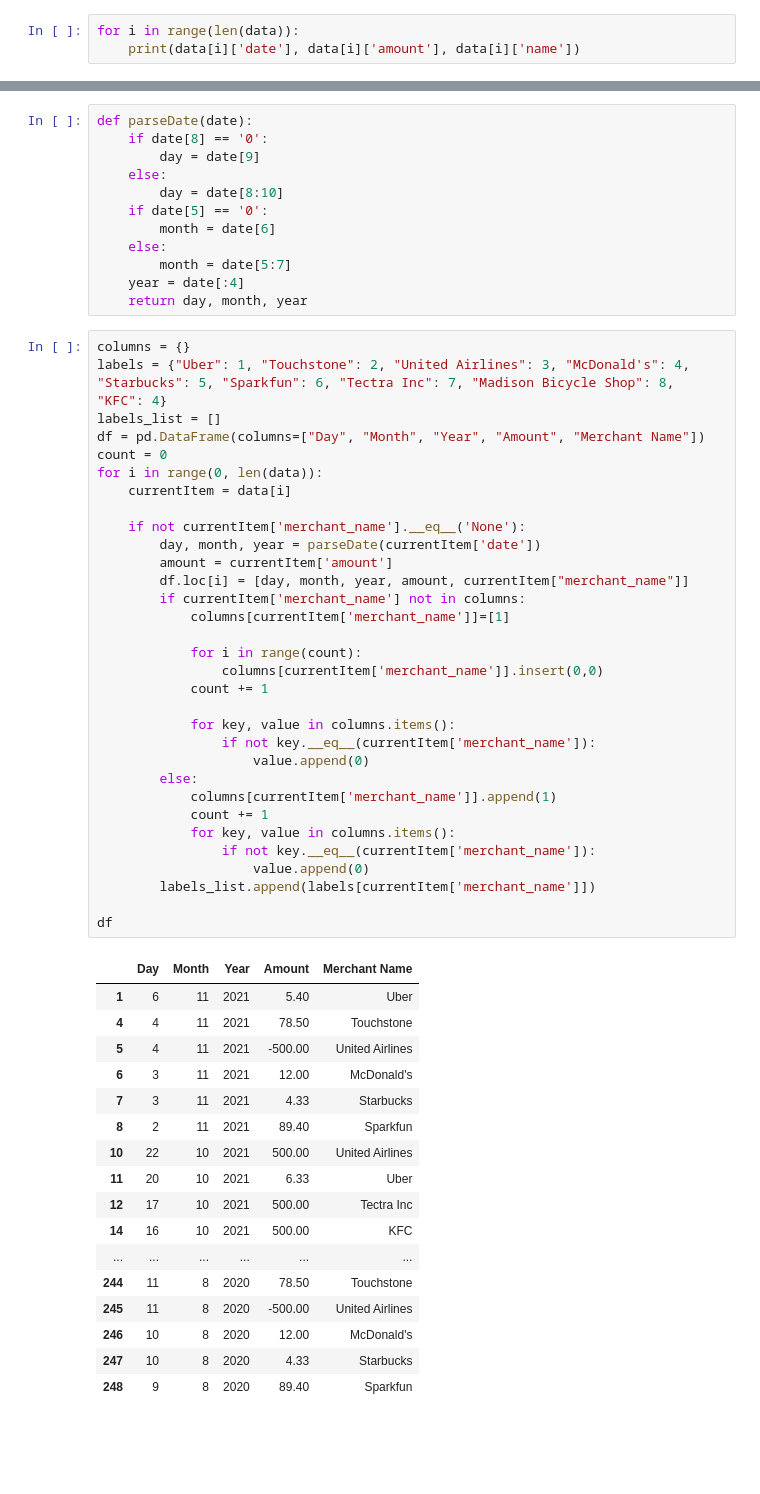
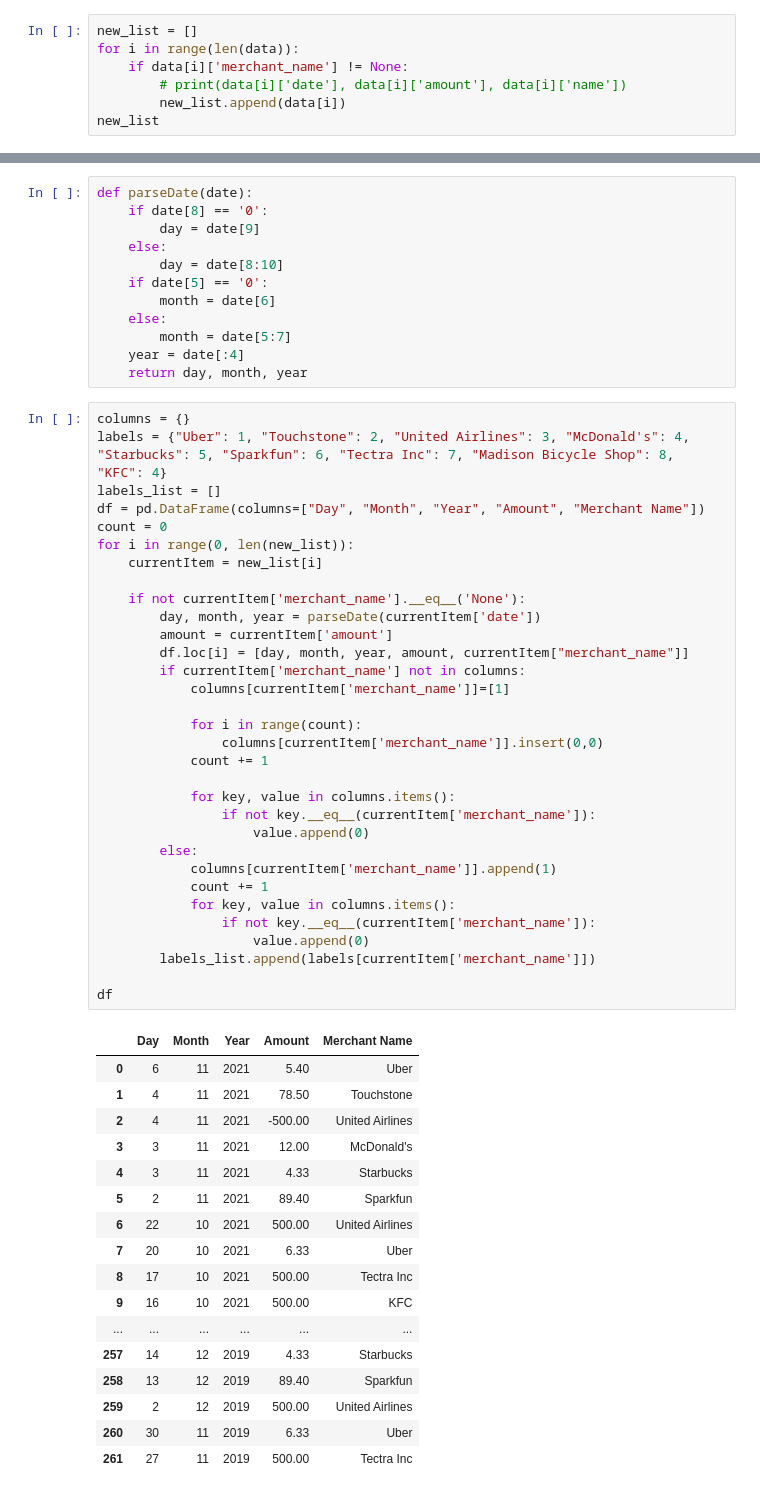
Before and after one commit to aaronjpotter93/BigBen, a Jupyter notebook: ai/dataFrameBuilder.ipynb, the cells around one changed output, grey strips where cells are left out. Drawn from its saved outputs; the diff is of its cells as text; blank space fills up the shorter version.

```diff
--- a/ai/dataFrameBuilder.ipynb
+++ b/ai/dataFrameBuilder.ipynb
@@ -27,4 +27,8 @@ data
 # %%
+new_list = []
 for i in range(len(data)):
-    print(data[i]['date'], data[i]['amount'], data[i]['name'])
+    if data[i]['merchant_name'] != None:
+        # print(data[i]['date'], data[i]['amount'], data[i]['name'])
+        new_list.append(data[i])
+new_list
 # %% [output]
@@ -62,51 +66,51 @@ columns = {}
 labels = {"Uber": 1, "Touchstone": 2, "United Airlines": 3, "McDonald's": 4, "Starbucks": 5, "Sparkfun": 6, "Tectra Inc": 7, "Madison Bicycle Shop": 8, "KFC": 4}
 labels_list = []
 df = pd.DataFrame(columns=["Day", "Month", "Year", "Amount", "Merchant Name"])
 count = 0
-for i in range(0, len(data)):
-    currentItem = data[i]
+for i in range(0, len(new_list)):
+    currentItem = new_list[i]
 
     if not currentItem['merchant_name'].__eq__('None'):
         day, month, year = parseDate(currentItem['date'])
         amount = currentItem['amount']
         df.loc[i] = [day, month, year, amount, currentItem["merchant_name"]]
         if currentItem['merchant_name'] not in columns:
             columns[currentItem['merchant_name']]=[1]
 
             for i in range(count):
                 columns[currentItem['merchant_name']].insert(0,0)
             count += 1
 
             for key, value in columns.items():
                 if not key.__eq__(currentItem['merchant_name']):
                     value.append(0)
         else:
             columns[currentItem['merchant_name']].append(1)
             count += 1
             for key, value in columns.items():
                 if not key.__eq__(currentItem['merchant_name']):
                     value.append(0)
         labels_list.append(labels[currentItem['merchant_name']])
 
 df
 # %% [output]
 |  | Day | Month | Year | Amount | Merchant Name |
-| 1 | 6 | 11 | 2021 | 5.40 | Uber |
-| 4 | 4 | 11 | 2021 | 78.50 | Touchstone |
-| 5 | 4 | 11 | 2021 | -500.00 | United Airlines |
-| 6 | 3 | 11 | 2021 | 12.00 | McDonald's |
-| 7 | 3 | 11 | 2021 | 4.33 | Starbucks |
-| 8 | 2 | 11 | 2021 | 89.40 | Sparkfun |
-| 10 | 22 | 10 | 2021 | 500.00 | United Airlines |
-| 11 | 20 | 10 | 2021 | 6.33 | Uber |
-| 12 | 17 | 10 | 2021 | 500.00 | Tectra Inc |
-| 14 | 16 | 10 | 2021 | 500.00 | KFC |
+| 0 | 6 | 11 | 2021 | 5.40 | Uber |
+| 1 | 4 | 11 | 2021 | 78.50 | Touchstone |
+| 2 | 4 | 11 | 2021 | -500.00 | United Airlines |
+| 3 | 3 | 11 | 2021 | 12.00 | McDonald's |
+| 4 | 3 | 11 | 2021 | 4.33 | Starbucks |
+| 5 | 2 | 11 | 2021 | 89.40 | Sparkfun |
+| 6 | 22 | 10 | 2021 | 500.00 | United Airlines |
+| 7 | 20 | 10 | 2021 | 6.33 | Uber |
+| 8 | 17 | 10 | 2021 | 500.00 | Tectra Inc |
+| 9 | 16 | 10 | 2021 | 500.00 | KFC |
 | ... | ... | ... | ... | ... | ... |
-| 244 | 11 | 8 | 2020 | 78.50 | Touchstone |
-| 245 | 11 | 8 | 2020 | -500.00 | United Airlines |
-| 246 | 10 | 8 | 2020 | 12.00 | McDonald's |
-| 247 | 10 | 8 | 2020 | 4.33 | Starbucks |
-| 248 | 9 | 8 | 2020 | 89.40 | Sparkfun |
+| 257 | 14 | 12 | 2019 | 4.33 | Starbucks |
+| 258 | 13 | 12 | 2019 | 89.40 | Sparkfun |
+| 259 | 2 | 12 | 2019 | 500.00 | United Airlines |
+| 260 | 30 | 11 | 2019 | 6.33 | Uber |
+| 261 | 27 | 11 | 2019 | 500.00 | Tectra Inc |
 # %%
 for column in columns:
     df[column] = columns[column]
```
Also changed, not shown: parts of 3 cells of this notebook, 12 other files.
